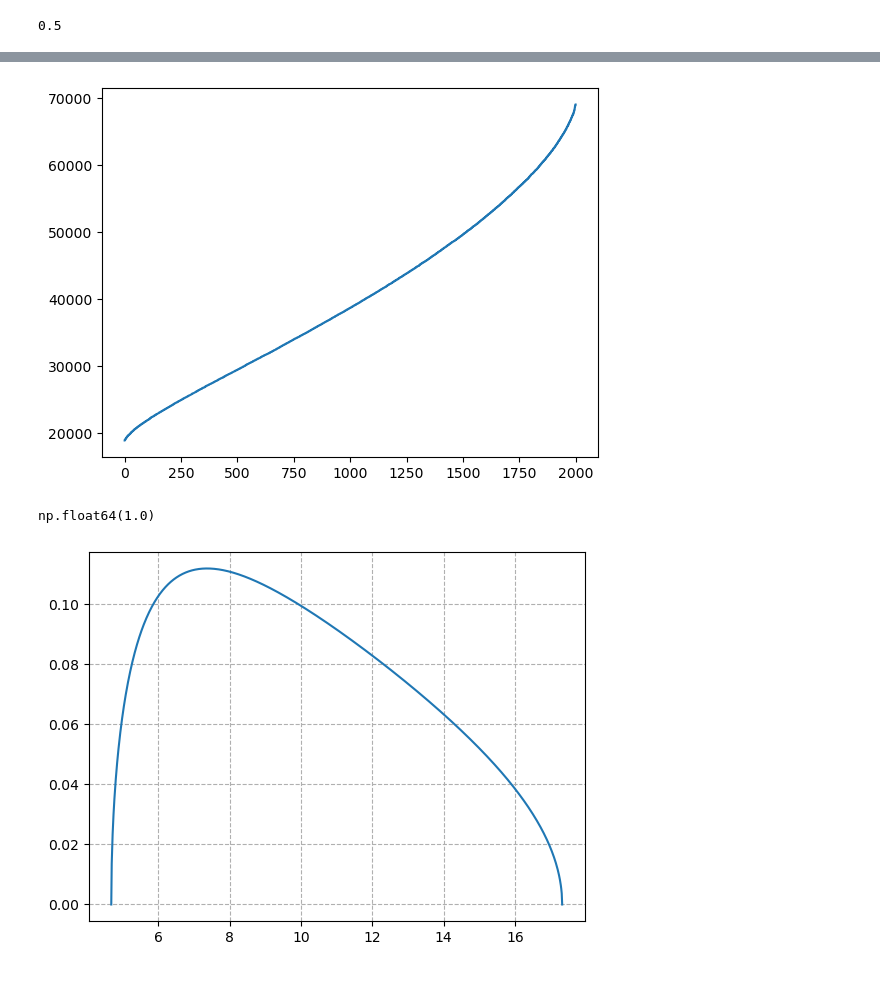
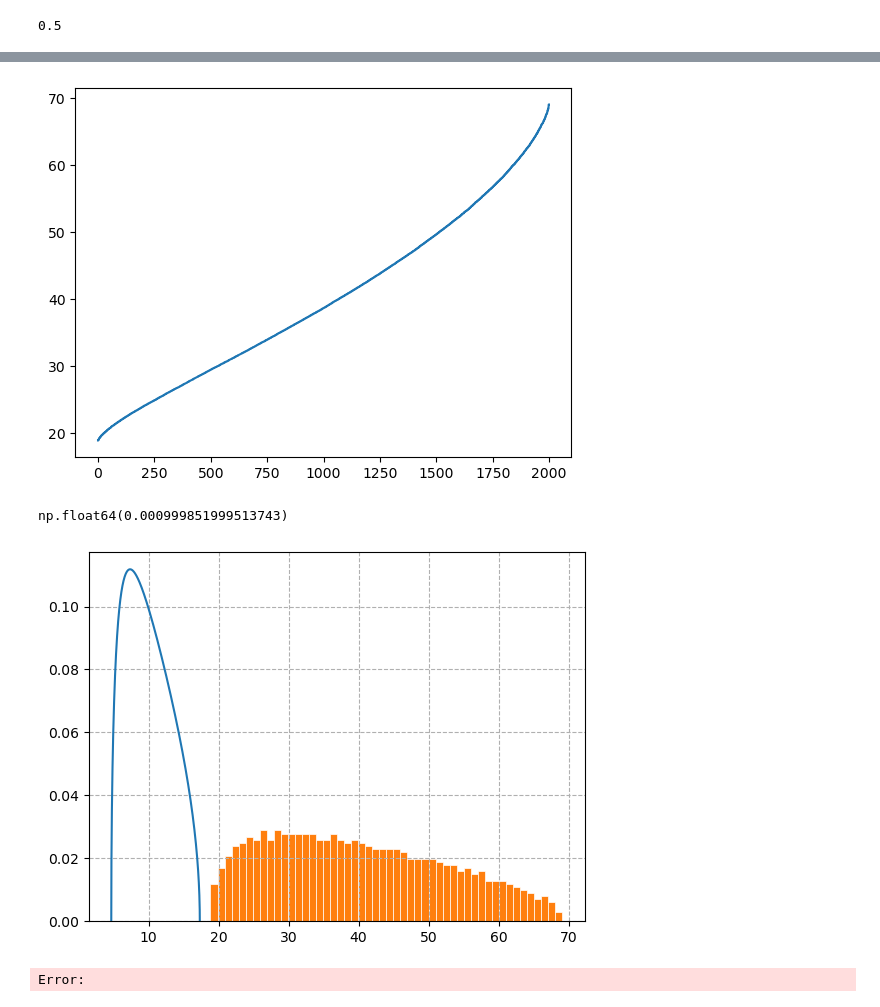
Before and after one commit to Michicol/Archivos-Practicas, a Jupyter notebook: Matrices De Wishart.ipynb, the cells around one changed output, grey strips where cells are left out. Saved outputs shown, nothing was run; the diff lists cells and outputs as text; code cells hidden in the pictures.

Commit message:
Actualización 9-sep-25 Se agregaron los ensambles de wishart

```diff
--- a/Matrices De Wishart.ipynb
+++ b/Matrices De Wishart.ipynb
@@ -22,6 +26,6 @@ def WSE(dim:tuple):
 # %%
 N = 1000
-T = 10000
+T = 100000
 WOEMat = WOE((N,T))
 # %%
 WOEMat.shape
@@ -175,18 +161,18 @@ plt.plot(EvalsWSE)
 
 plt.show()
 # %% [output]
-[figure, old version]
+[figure, new version]
 # %%
 (EvalsWSE/80001869.37965775).sum()
 # %% [output]
-np.float64(1.0)
+np.float64(0.000999851999513743)
 # %%
 plt.figure()
 
 plt.plot(x,plam)
-#plt.hist((EvalsWSE/80001869.37965775)[::2],bins=50,density=True,linewidth=0.5, edgecolor="white")
+plt.hist(EvalsWSE[::2],bins=50,density=True,linewidth=0.5, edgecolor="white")
 plt.grid(True,linestyle='--')
 
 plt.show()
 # %% [output]
-[figure, old version]
+[figure, new version]
@@ -192,0 +186,4 @@ plt.show()
+# %%
+WOEcpp = woe.calcular_wishart(10000,100000)
+# %% [output]
+Error:
```
Also changed, not shown: parts of 14 cells of this notebook, 44 other files.
